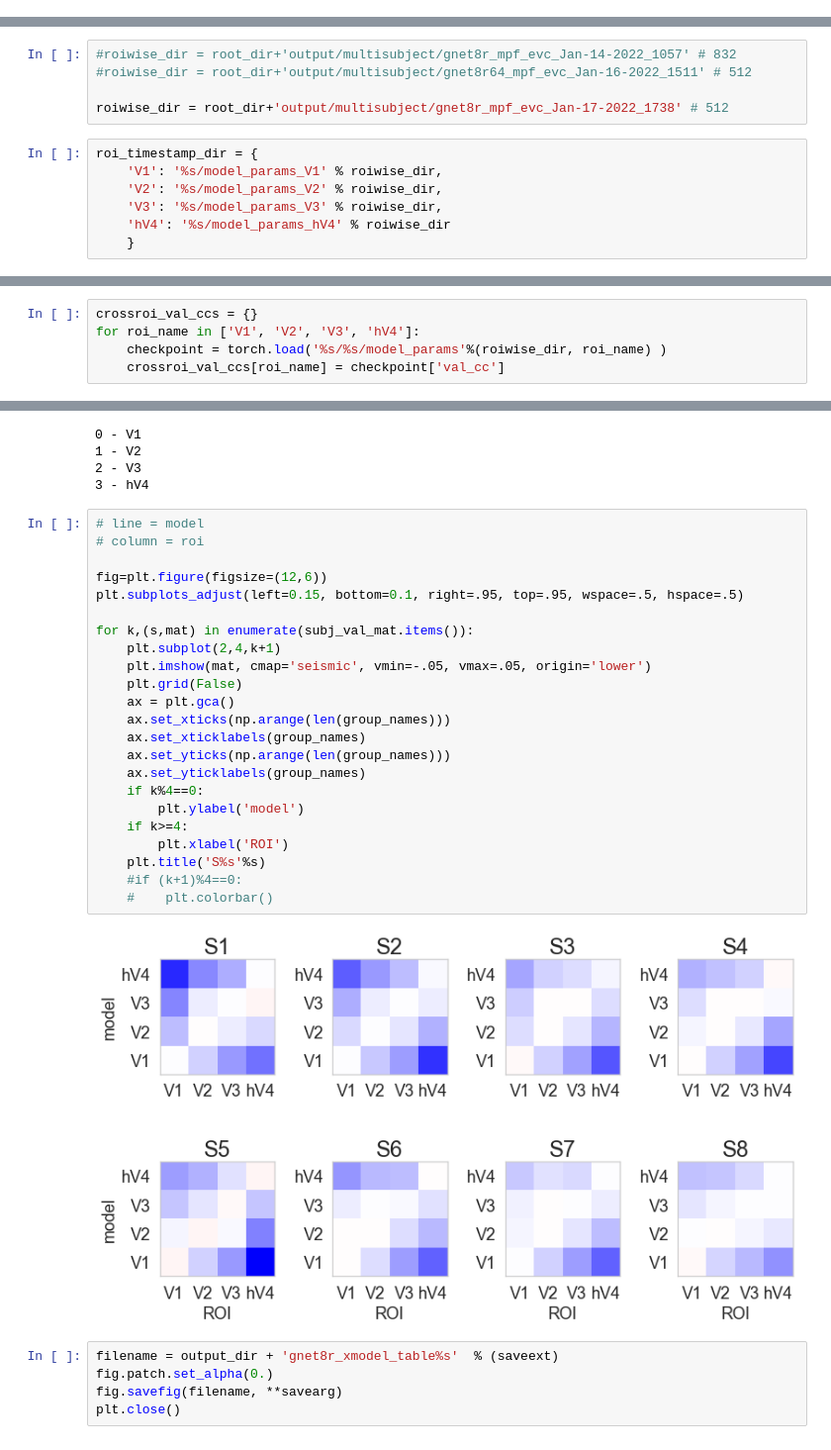
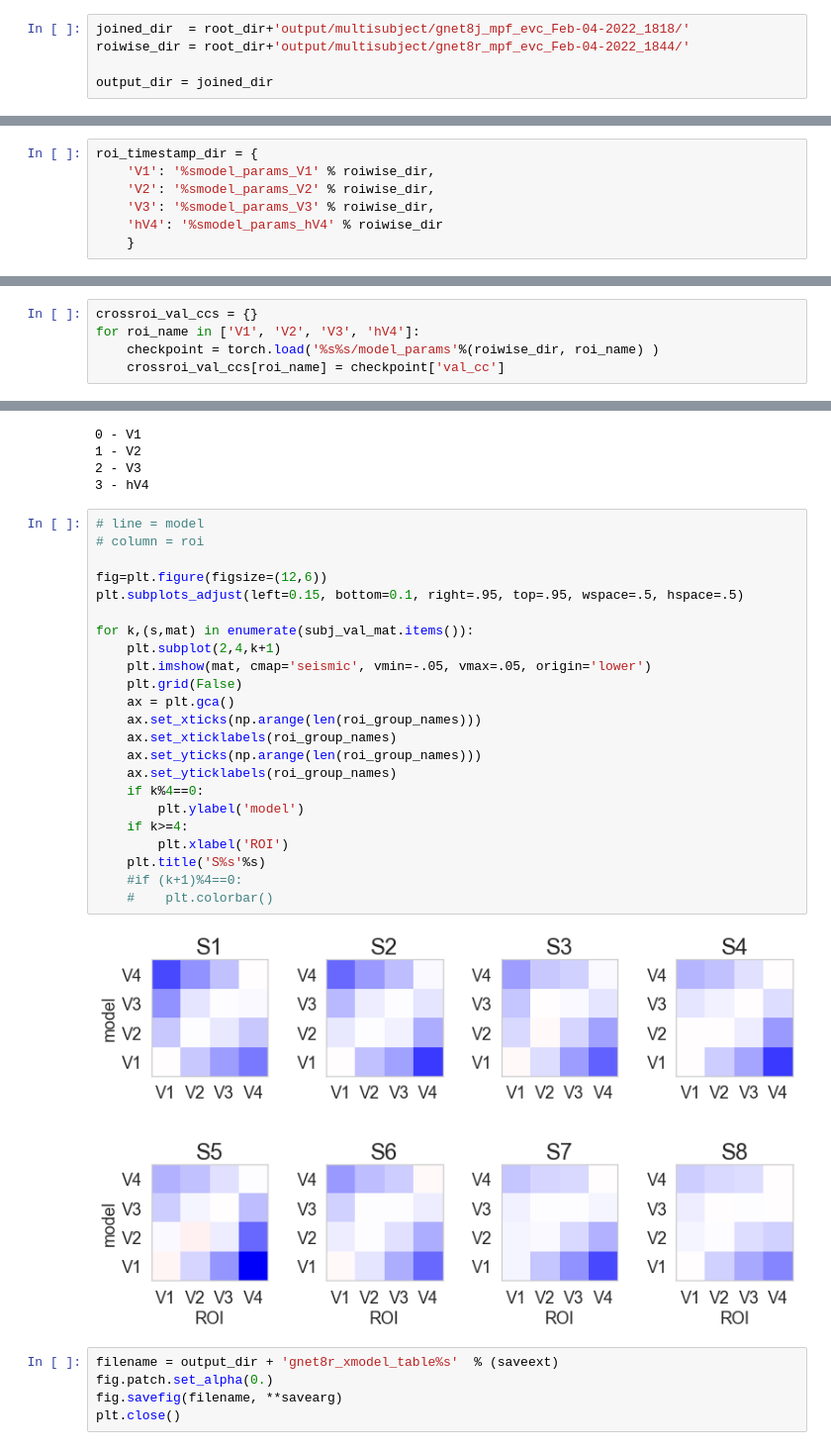
Before and after one commit to styvesg/nsd_gnet8x, a Jupyter notebook: gnet8j_v_gnet8r_and_transfer_matrix.ipynb, the cells around one changed output, grey strips where cells are left out. Shown: that part at 99% size. Saved outputs shown, nothing was run; the diff lists cells and outputs as text.

```diff
--- a/gnet8j_v_gnet8r_and_transfer_matrix.ipynb
+++ b/gnet8j_v_gnet8r_and_transfer_matrix.ipynb
@@ -15,3 +19,8 @@ Time Stamp: Jan-18-2022_1148
+# %%
+joined_dir  = root_dir+'output/multisubject/gnet8j_mpf_evc_Feb-04-2022_1818/'
+roiwise_dir = root_dir+'output/multisubject/gnet8r_mpf_evc_Feb-04-2022_1844/'
+
+output_dir = joined_dir
 # %% [markdown]
 ---
 # Reload this GNet8j validation accuracy
@@ -75,16 +32,11 @@ plt.legend(handles=legend_elements, loc='upper left', bbox_to_anchor=(1., 0.95),
 # %% [markdown]
 # Load ROI-wise validation accuracy
-# %%
-#roiwise_dir = root_dir+'output/multisubject/gnet8r_mpf_evc_Jan-14-2022_1057' # 832
-#roiwise_dir = root_dir+'output/multisubject/gnet8r64_mpf_evc_Jan-16-2022_1511' # 512
-
-roiwise_dir = root_dir+'output/multisubject/gnet8r_mpf_evc_Jan-17-2022_1738' # 512
 # %%
 roi_timestamp_dir = {
-    'V1': '%s/model_params_V1' % roiwise_dir,
-    'V2': '%s/model_params_V2' % roiwise_dir,
-    'V3': '%s/model_params_V3' % roiwise_dir,
-    'hV4': '%s/model_params_hV4' % roiwise_dir
+    'V1': '%smodel_params_V1' % roiwise_dir,
+    'V2': '%smodel_params_V2' % roiwise_dir,
+    'V3': '%smodel_params_V3' % roiwise_dir,
+    'hV4': '%smodel_params_hV4' % roiwise_dir
     }
 # %%
 checkpoint = {}
@@ -153,7 +104,7 @@ plt.close()
 # %%
 crossroi_val_ccs = {}
 for roi_name in ['V1', 'V2', 'V3', 'hV4']:
-    checkpoint = torch.load('%s/%s/model_params'%(roiwise_dir, roi_name) )
+    checkpoint = torch.load('%s%s/model_params'%(roiwise_dir, roi_name) )
     crossroi_val_ccs[roi_name] = checkpoint['val_cc']
 # %% [markdown]
 # Subjectwise cross-model matrix
@@ -177,28 +128,28 @@ for i,(i_roi_name, val_cc) in enumerate(crossroi_val_ccs.items()):
 # %%
 # line = model
 # column = roi
 
 fig=plt.figure(figsize=(12,6))
 plt.subplots_adjust(left=0.15, bottom=0.1, right=.95, top=.95, wspace=.5, hspace=.5)
 
 for k,(s,mat) in enumerate(subj_val_mat.items()):
     plt.subplot(2,4,k+1)
     plt.imshow(mat, cmap='seismic', vmin=-.05, vmax=.05, origin='lower')
     plt.grid(False)
     ax = plt.gca()
-    ax.set_xticks(np.arange(len(group_names)))
-    ax.set_xticklabels(group_names)
-    ax.set_yticks(np.arange(len(group_names)))
-    ax.set_yticklabels(group_names)
+    ax.set_xticks(np.arange(len(roi_group_names)))
+    ax.set_xticklabels(roi_group_names)
+    ax.set_yticks(np.arange(len(roi_group_names)))
+    ax.set_yticklabels(roi_group_names)
     if k%4==0:
         plt.ylabel('model')
     if k>=4:
         plt.xlabel('ROI')
     plt.title('S%s'%s)
     #if (k+1)%4==0:
     #    plt.colorbar()
 # %% [output]
-[figure, old version]
+[figure, new version]
 # %%
 filename = output_dir + 'gnet8r_xmodel_table%s'  % (saveext)
 fig.patch.set_alpha(0.)
```
Also changed, not shown: parts of 13 cells of this notebook, 9 other files.
